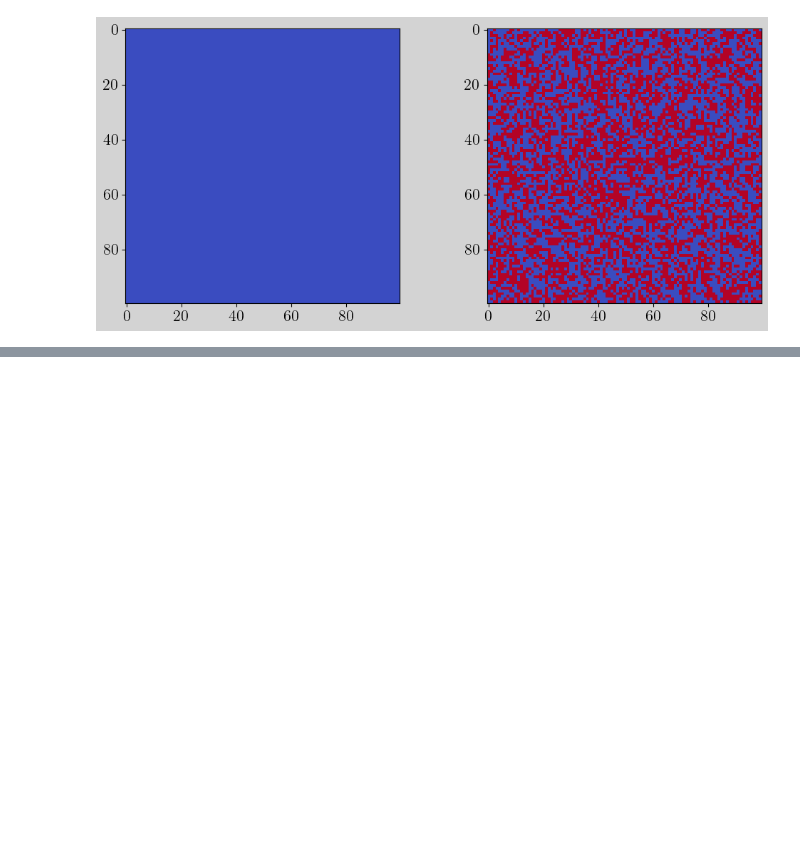
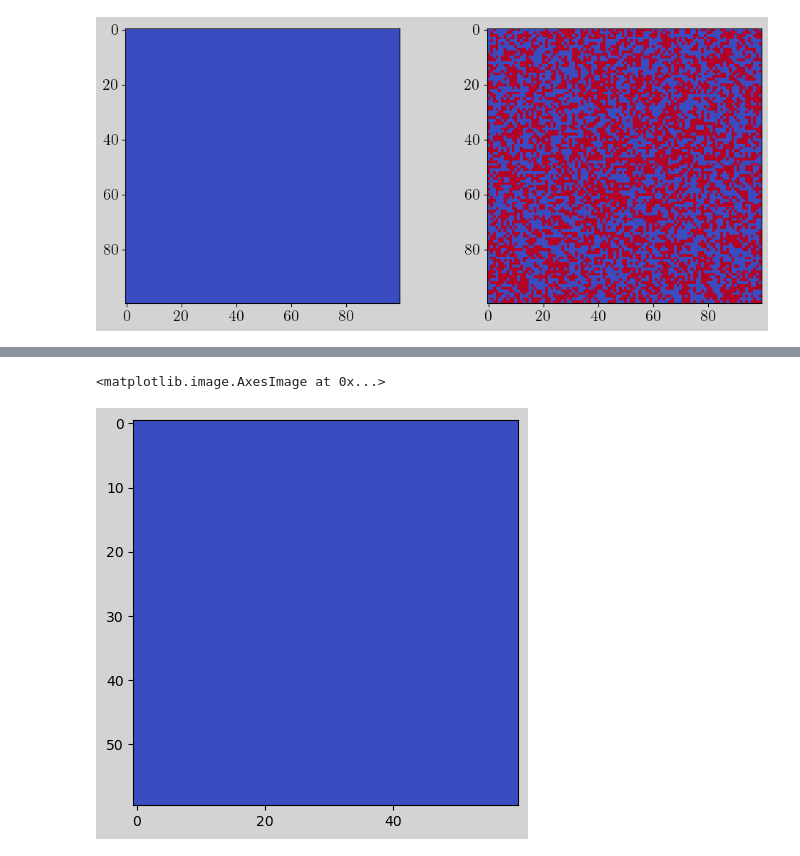
Before and after one commit to jeftersantiago/mec_estat_comp, a Jupyter notebook: projeto5/src/Projeto 5.ipynb, the cells around one changed output, grey strips where cells are left out. Cells and saved outputs as stored; diff of their text form; code cells hidden in the pictures; blank space fills up the shorter version.

```diff
--- a/projeto5/src/Projeto 5.ipynb
+++ b/projeto5/src/Projeto 5.ipynb
@@ -138,0 +171,18 @@ plt.show()
+# %%
+data = np.loadtxt("saida-configuracao.dat")
+
+fig, ax = plt.subplots(1, 1, figsize=(12, 5), facecolor='lightgray')
+
+plt.style.use('default')
+font = {
+    'weight' : 'bold',
+    'size'   : 16
+}
+plt.rc('text', usetex=True)
+plt.rc('text.latex', preamble=r'\usepackage{amsmath}')
+plt.rc('font', **font)
+
+ax.imshow(data, cmap='coolwarm', interpolation='nearest')
+# %% [output]
+<matplotlib.image.AxesImage at 0x...>
+[figure, added]
```
Also changed, not shown: parts of 3 cells of this notebook, 21 other files.
